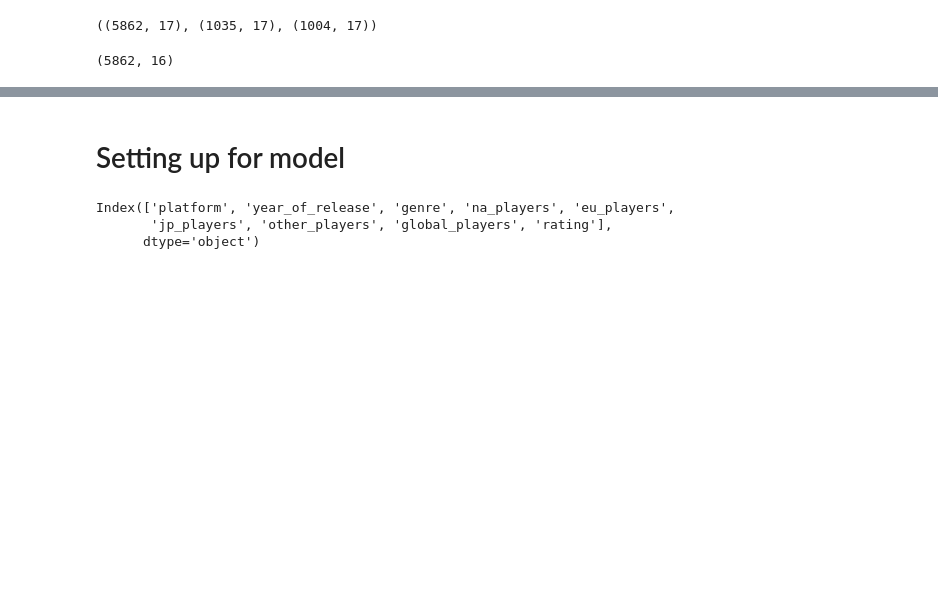
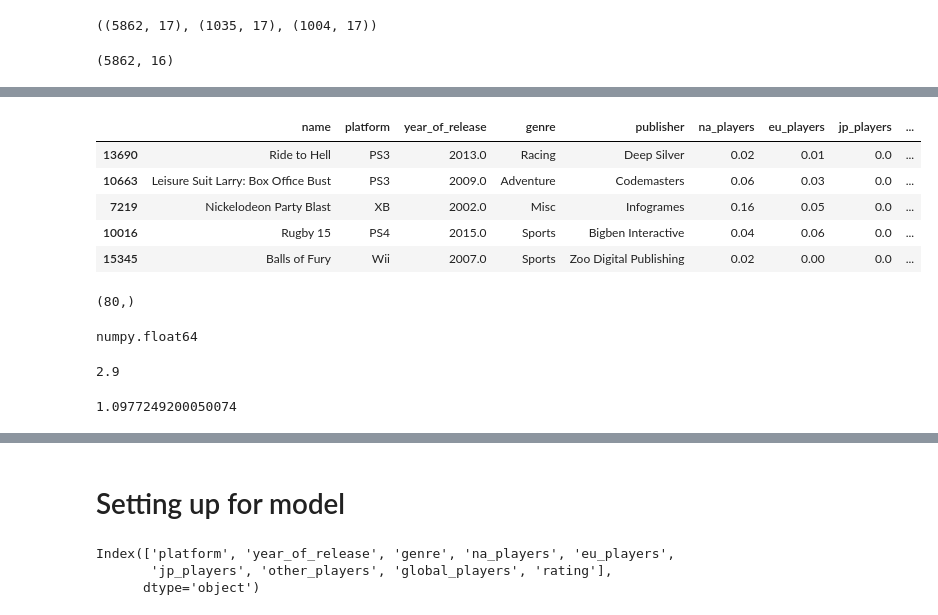
Before and after one commit to mvkumar14/Video-Game-Ratings, a Jupyter notebook: VGD_build_notebook.ipynb, the cells around one changed output, grey strips where cells are left out. Drawn from its saved outputs; the diff is of its cells as text; code cells hidden in the pictures; blank space fills up the shorter version.

```diff
--- a/VGD_build_notebook.ipynb
+++ b/VGD_build_notebook.ipynb
@@ -115,0 +166,18 @@ train.shape
+# %%
+#Pandas sortby test:
+explore.sort_values("critic_score").head()
+#From here I can just take critic score, and user score turn them into lists
+#and send them to my graphing function. Might be more memory efficient my previous
+#way.
+# %% [output]
+|  | name | platform | year_of_release | genre | publisher | na_players | eu_players | jp_players | ... |
+| 13690 | Ride to Hell | PS3 | 2013.0 | Racing | Deep Silver | 0.02 | 0.01 | 0.0 | ... |
+| 10663 | Leisure Suit Larry: Box Office Bust | PS3 | 2009.0 | Adventure | Codemasters | 0.06 | 0.03 | 0.0 | ... |
+| 7219 | Nickelodeon Party Blast | XB | 2002.0 | Misc | Infogrames | 0.16 | 0.05 | 0.0 | ... |
+| 10016 | Rugby 15 | PS4 | 2015.0 | Sports | Bigben Interactive | 0.04 | 0.06 | 0.0 | ... |
+| 15345 | Balls of Fury | Wii | 2007.0 | Sports | Zoo Digital Publishing | 0.02 | 0.00 | 0.0 | ... |
+# %%
+explore.critic_score.unique().shape
+#There are only 80 "steps" to the graph.
+# %% [output]
+(80,)
@@ -115,0 +187,4 @@ train.shape
+# %%
+type(critic_score_values[0])
+# %% [output]
+numpy.float64
@@ -115,0 +196,10 @@ train.shape
+# %%
+amean = a.user_score.mean()
+amean
+# %% [output]
+2.9
+# %%
+astd= a.user_score.std()
+astd
+# %% [output]
+1.0977249200050074
```
Also changed, not shown: parts of 33 cells of this notebook.
